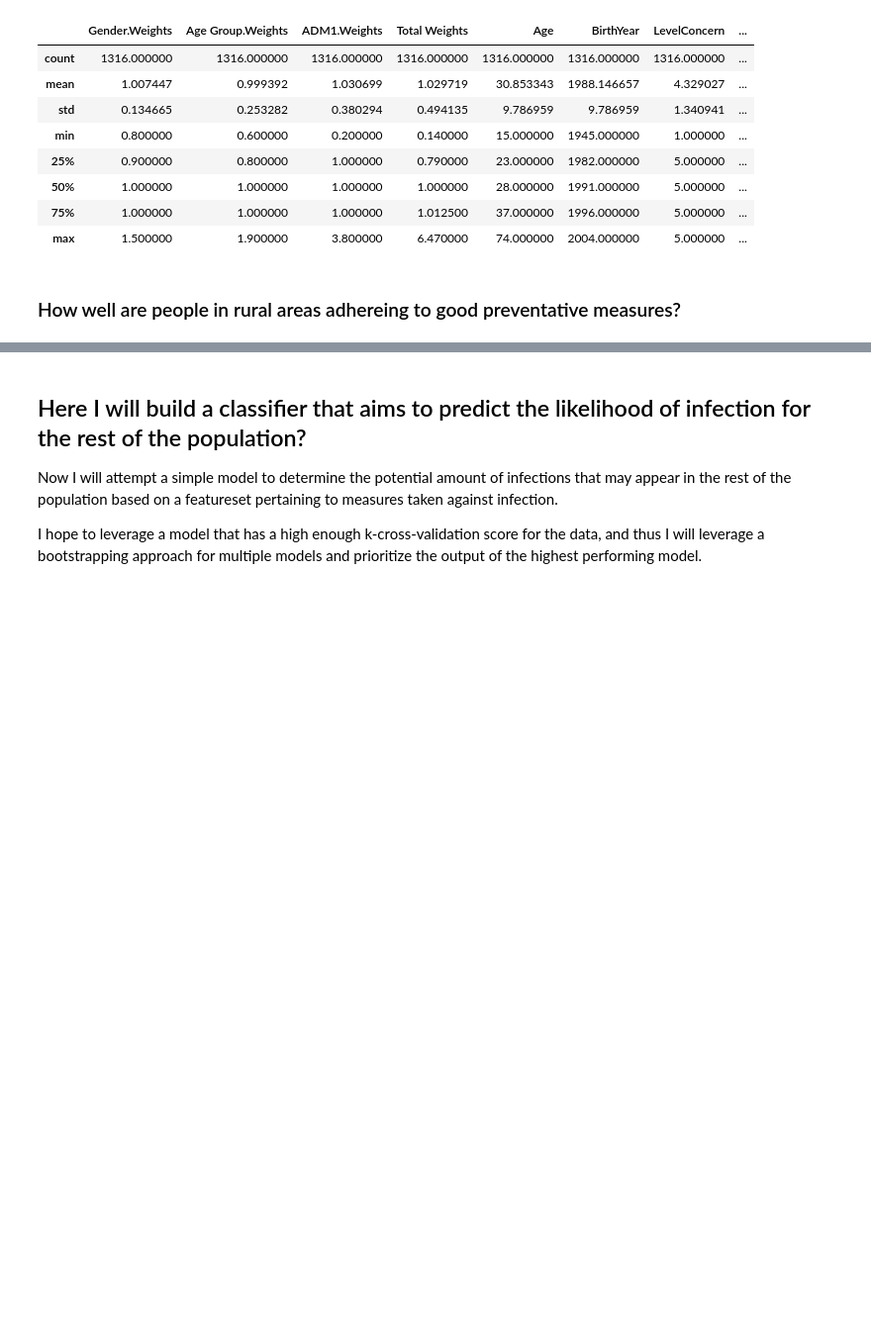
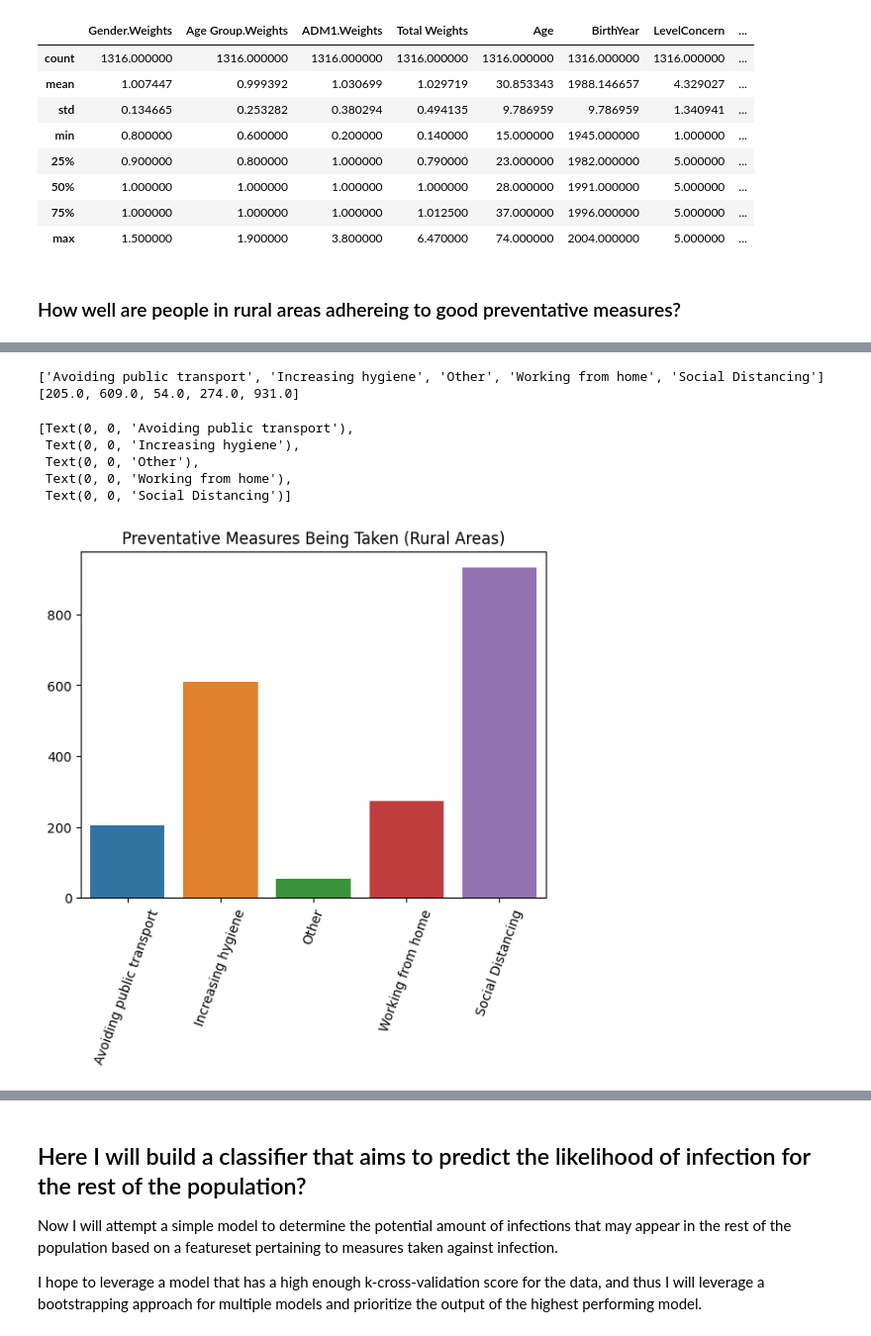
Before and after one commit to kylermintah/COVID-19-Africa, a Jupyter notebook: EDA.ipynb, the cells around one changed output, grey strips where cells are left out. Shown at 99% size. Saved outputs shown, nothing was run; the diff lists cells and outputs as text; code cells hidden in the pictures; blank space fills up the shorter version.

```diff
--- a/EDA.ipynb
+++ b/EDA.ipynb
@@ -540,0 +543,17 @@ rural_df.describe()
+# %%
+#Encoding Measures
+rural_df = rural_df.applymap(lambda x: 1 if x == "True" else x)
+rural_df = rural_df.applymap(lambda x: 0 if x == "False" else x)
+rural_df = rural_df.applymap(lambda x: 1 if x == "Yes" else x)
+rural_df = rural_df.applymap(lambda x: 0 if x == "No" else x)
+rural_measures_df = rural_df.iloc[:,21:27]
+rural_measures_df.drop(inplace=True, columns="HandWashing")
+rural_measures_df = rural_measures_df.sum()
+rural_measures_df['count'] = rural_measures_df.values.tolist()
+rural_measures_df = pd.DataFrame(rural_measures_df)
+rural_measures_df['Preventative Measure'] = rural_measures_df.index
+rural_measures_df['Preventative Measure'] = rural_measures_df['Preventative Measure'].apply(lambda x : x[22:len(x)])
+rural_measures_df['Preventative Measure'][4] = "Social Distancing"
+rural_measures_df.rename( columns={0:'count'}, inplace=True )
+rural_measures_df.reset_index(drop=True, inplace=True)
+rural_measures_df.head()
@@ -540,0 +567,17 @@ rural_df.describe()
+# %%
+y = rural_measures_df['count'].values.tolist()[5]
+x = rural_measures_df['Preventative Measure'].values.tolist()[0:5]
+print(x)
+print(y)
+g = sns.barplot(x, y)
+g.set_title('Preventative Measures Being Taken (Rural Areas)')
+g.set_xticklabels(g.get_xticklabels(),rotation=70)
+# %% [output]
+['Avoiding public transport', 'Increasing hygiene', 'Other', 'Working from home', 'Social Distancing']
+[205.0, 609.0, 54.0, 274.0, 931.0]
+[Text(0, 0, 'Avoiding public transport'),
+ Text(0, 0, 'Increasing hygiene'),
+ Text(0, 0, 'Other'),
+ Text(0, 0, 'Working from home'),
+ Text(0, 0, 'Social Distancing')]
+[figure, added]
```
Also changed, not shown: parts of 30 cells of this notebook.
